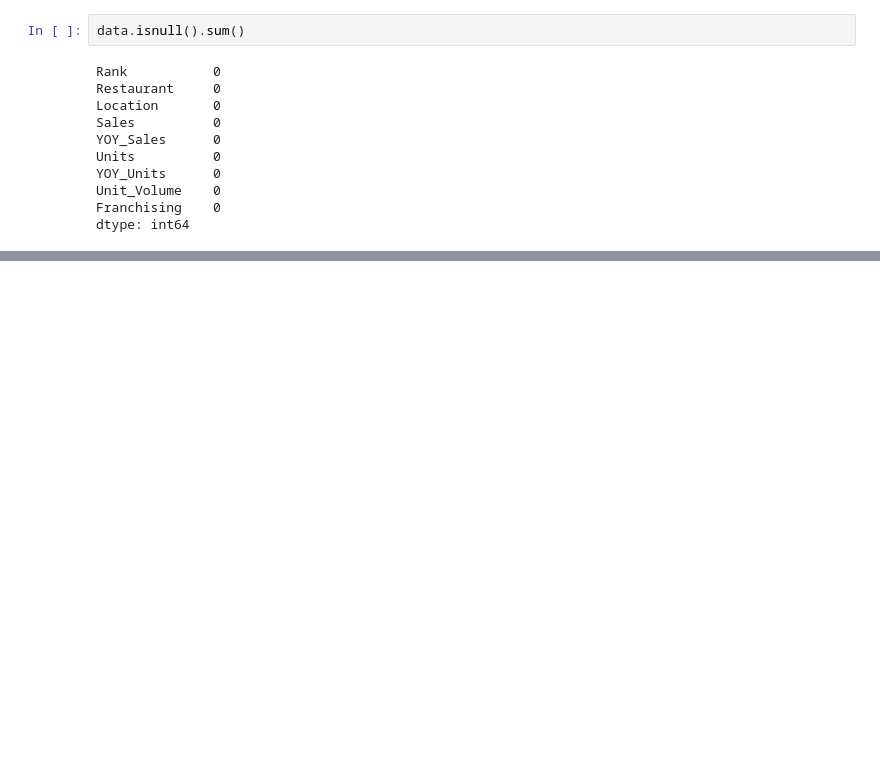
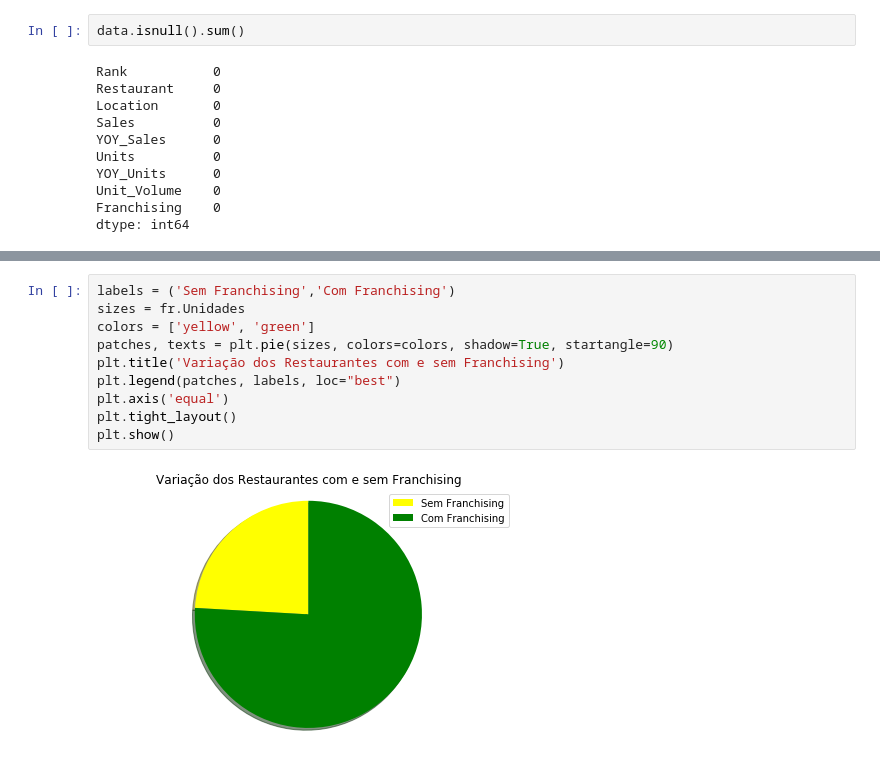
Before and after one commit to SEPalmiere/Dataset_Analysis, a Jupyter notebook: Restaurants/Restaurants_analysis.ipynb, the cells around one changed output, grey strips where cells are left out. Cells and saved outputs as stored; diff of their text form; blank space fills up the shorter version.

```diff
--- a/Restaurants/Restaurants_analysis.ipynb
+++ b/Restaurants/Restaurants_analysis.ipynb
@@ -94,0 +86,12 @@ data = data.drop(columns=['Rank'],axis=1)
+# %%
+labels = ('Sem Franchising','Com Franchising')
+sizes = fr.Unidades
+colors = ['yellow', 'green']
+patches, texts = plt.pie(sizes, colors=colors, shadow=True, startangle=90)
+plt.title('Variação dos Restaurantes com e sem Franchising')
+plt.legend(patches, labels, loc="best")
+plt.axis('equal')
+plt.tight_layout()
+plt.show()
+# %% [output]
+[figure, added]
```
Also changed, not shown: parts of 100 cells of this notebook.
